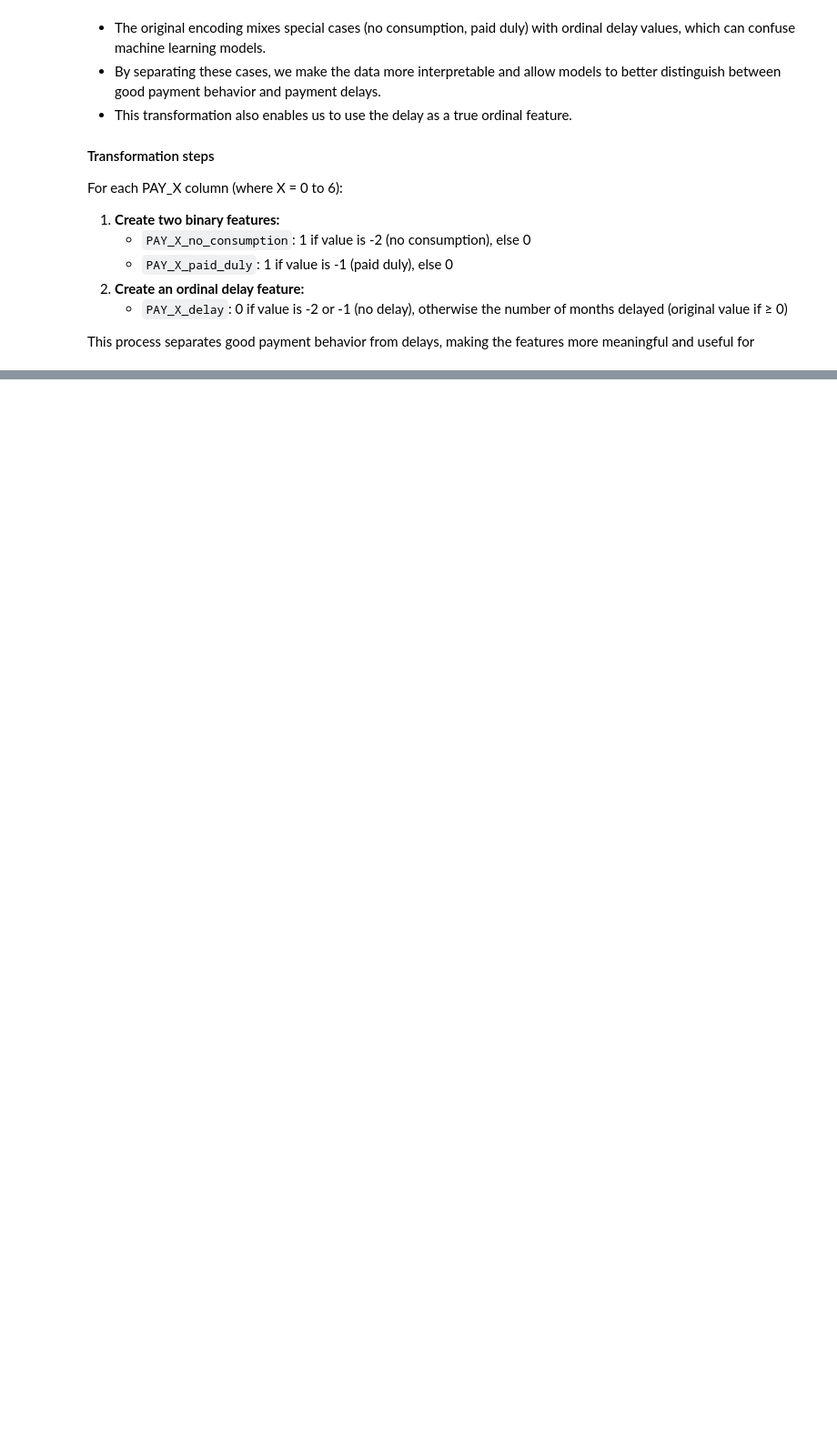
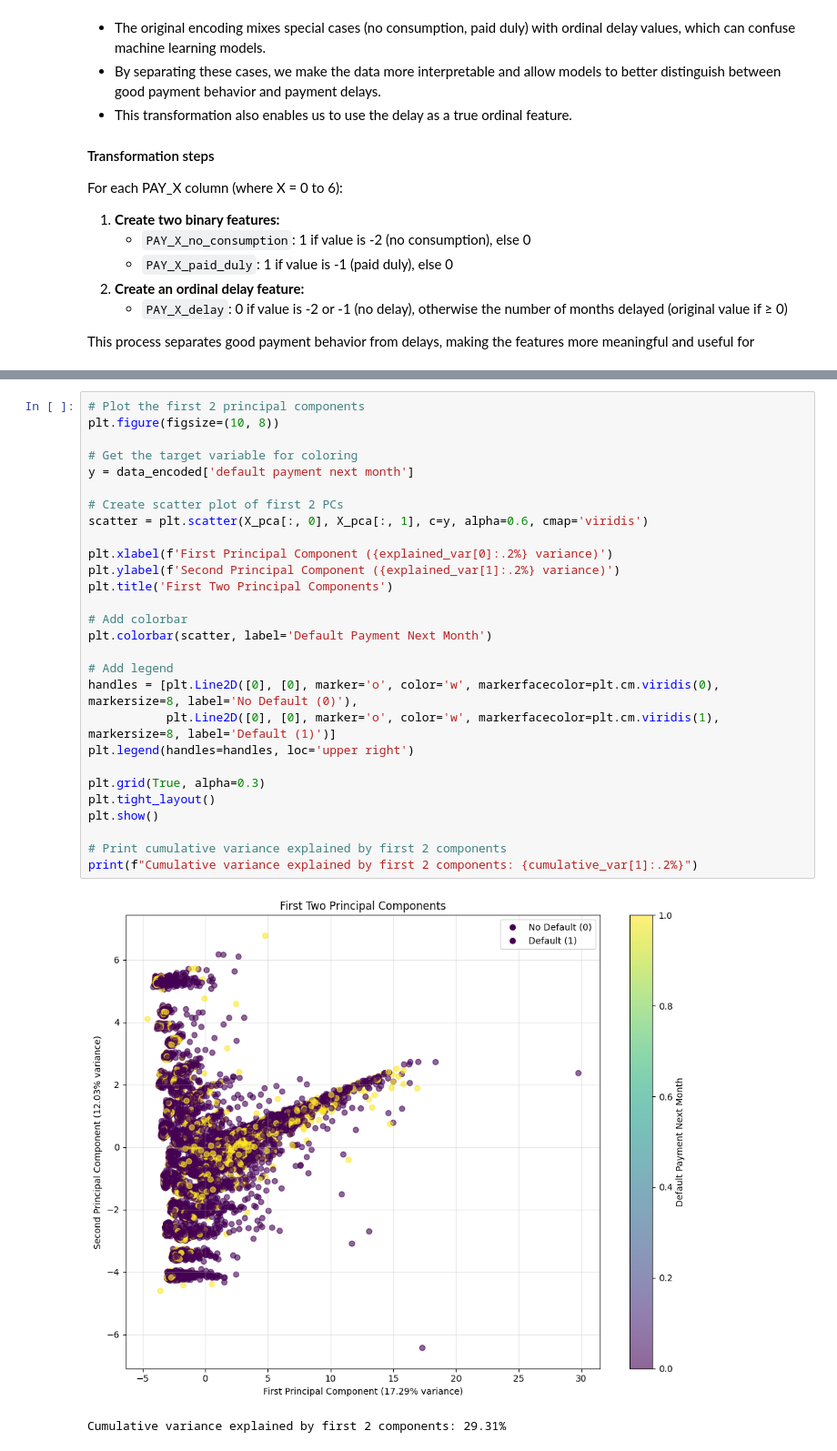
Before and after one commit to Roque97/DS-Project---Predicting-Default-of-Credit-Card-Clients-Taiwan-2005, a Jupyter notebook: notebooks/eda.ipynb, the cells around one changed output, grey strips where cells are left out. Shown at 91% size. Saved outputs shown, nothing was run; the diff lists cells and outputs as text; blank space fills up the shorter version.

```diff
--- a/notebooks/eda.ipynb
+++ b/notebooks/eda.ipynb
@@ -469 +475,32 @@ Cumulative explained variance (first 10 components): [0.17285072 0.29311785 0.40
 [figure]
+# %%
+# Plot the first 2 principal components
+plt.figure(figsize=(10, 8))
+
+# Get the target variable for coloring
+y = data_encoded['default payment next month']
+
+# Create scatter plot of first 2 PCs
+scatter = plt.scatter(X_pca[:, 0], X_pca[:, 1], c=y, alpha=0.6, cmap='viridis')
+
+plt.xlabel(f'First Principal Component ({explained_var[0]:.2%} variance)')
+plt.ylabel(f'Second Principal Component ({explained_var[1]:.2%} variance)')
+plt.title('First Two Principal Components')
+
+# Add colorbar
+plt.colorbar(scatter, label='Default Payment Next Month')
+
+# Add legend
+handles = [plt.Line2D([0], [0], marker='o', color='w', markerfacecolor=plt.cm.viridis(0), markersize=8, label='No Default (0)'),
+           plt.Line2D([0], [0], marker='o', color='w', markerfacecolor=plt.cm.viridis(1), markersize=8, label='Default (1)')]
+plt.legend(handles=handles, loc='upper right')
+
+plt.grid(True, alpha=0.3)
+plt.tight_layout()
+plt.show()
+
+# Print cumulative variance explained by first 2 components
+print(f"Cumulative variance explained by first 2 components: {cumulative_var[1]:.2%}")
+# %% [output]
+[figure, added]
+Cumulative variance explained by first 2 components: 29.31%
```
Also changed, not shown: parts of 8 cells of this notebook, 2 other files.
